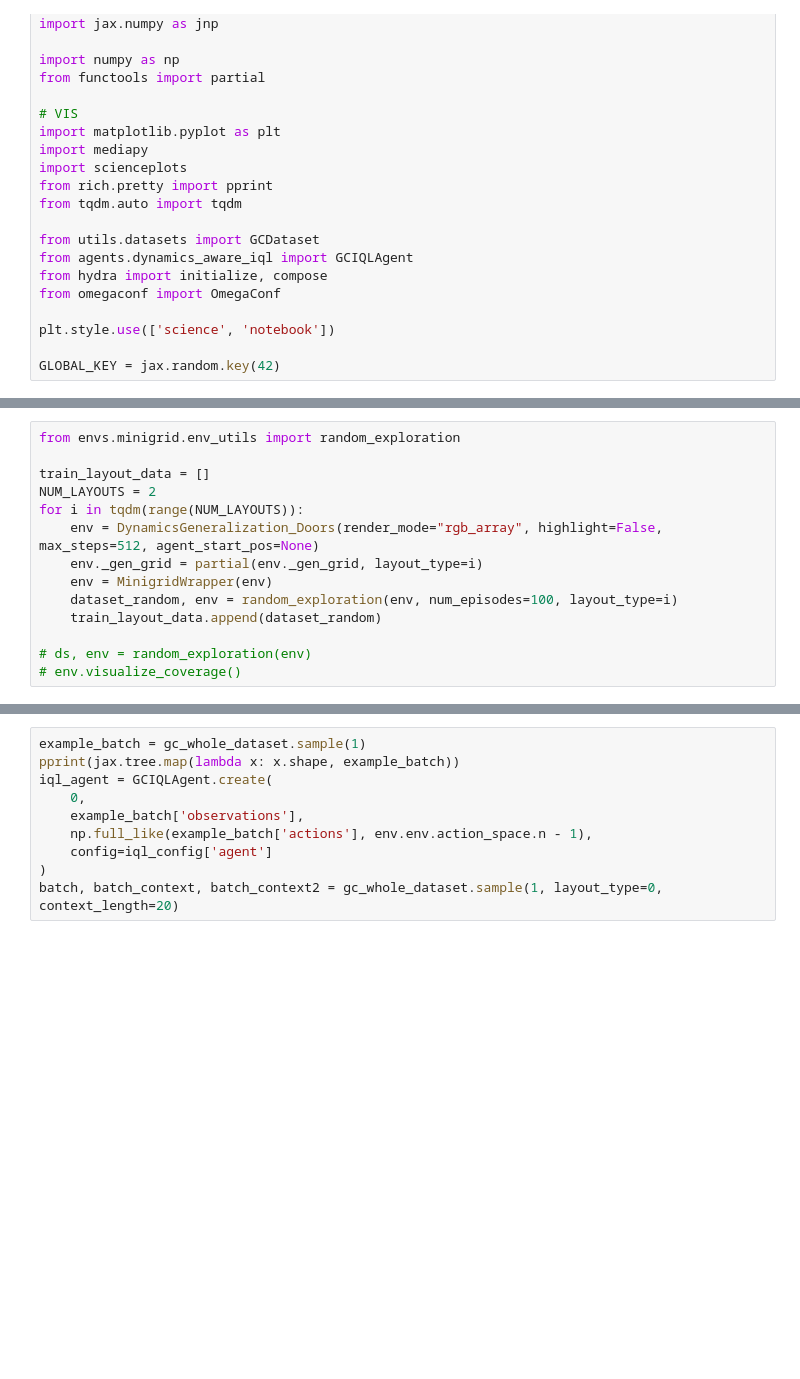
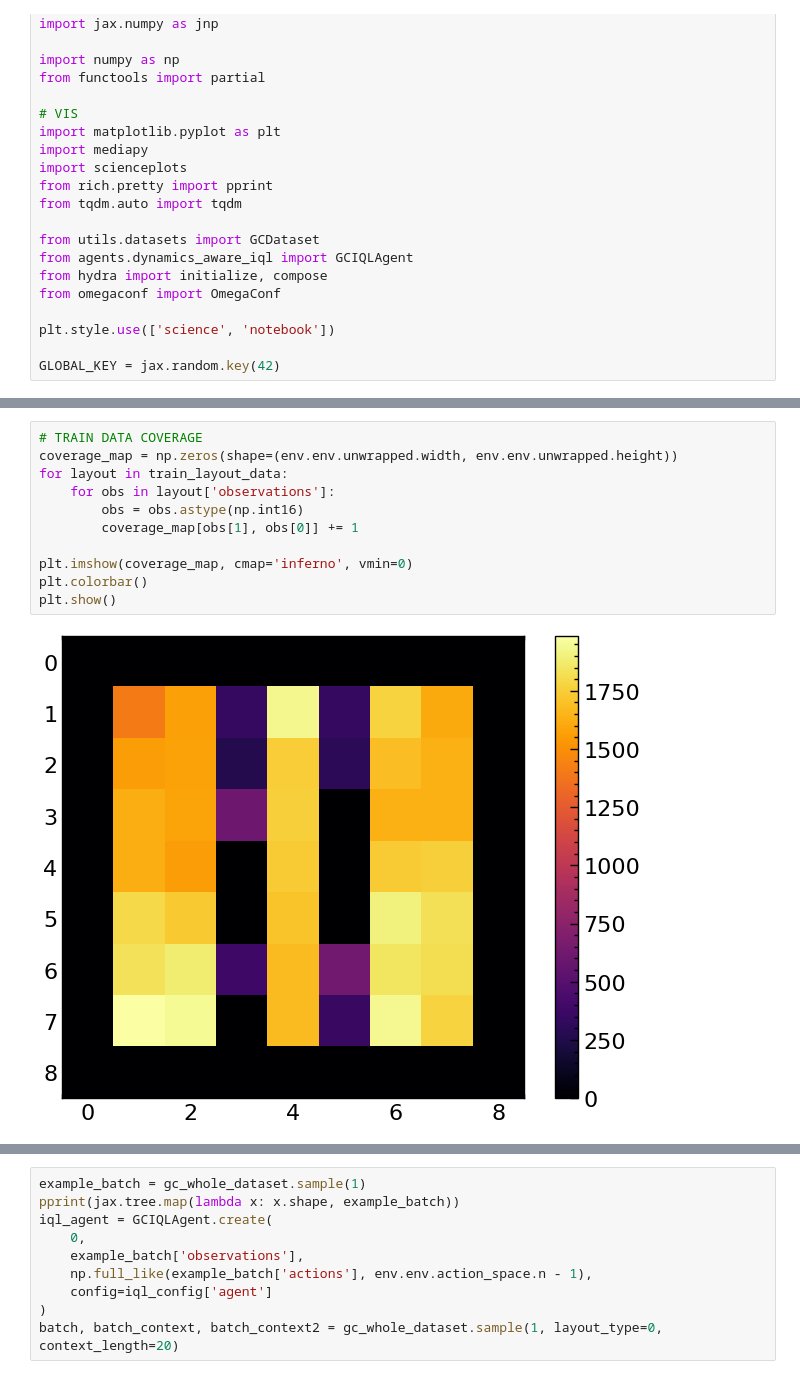
Before and after one commit to skylooop/BeliefConditionedFB, a Jupyter notebook: notebooks/in_context_gciql.ipynb, the cells around one changed output, grey strips where cells are left out. Cells and saved outputs as stored; diff of their text form; blank space fills up the shorter version.

```diff
--- a/notebooks/in_context_gciql.ipynb
+++ b/notebooks/in_context_gciql.ipynb
@@ -66,17 +71,16 @@ mediapy.show_images(layouts, width=256, height=256)
-# %%
-from envs.minigrid.env_utils import random_exploration
-
-train_layout_data = []
-NUM_LAYOUTS = 2
-for i in tqdm(range(NUM_LAYOUTS)):
-    env = DynamicsGeneralization_Doors(render_mode="rgb_array", highlight=False, max_steps=512, agent_start_pos=None)
-    env._gen_grid = partial(env._gen_grid, layout_type=i)
-    env = MinigridWrapper(env)
-    dataset_random, env = random_exploration(env, num_episodes=100, layout_type=i)
-    train_layout_data.append(dataset_random)
-
-# ds, env = random_exploration(env)
-# env.visualize_coverage()
+# %%
+# TRAIN DATA COVERAGE
+coverage_map = np.zeros(shape=(env.env.unwrapped.width, env.env.unwrapped.height))
+for layout in train_layout_data:
+    for obs in layout['observations']:
+        obs = obs.astype(np.int16)
+        coverage_map[obs[1], obs[0]] += 1
+
+plt.imshow(coverage_map, cmap='inferno', vmin=0)
+plt.colorbar()
+plt.show()
+# %% [output]
+[figure, added]
 # %%
 import functools
 from utils.datasets import Dataset, GCDataset
```
Also changed, not shown: parts of 10 cells of this notebook, 3 other files.
